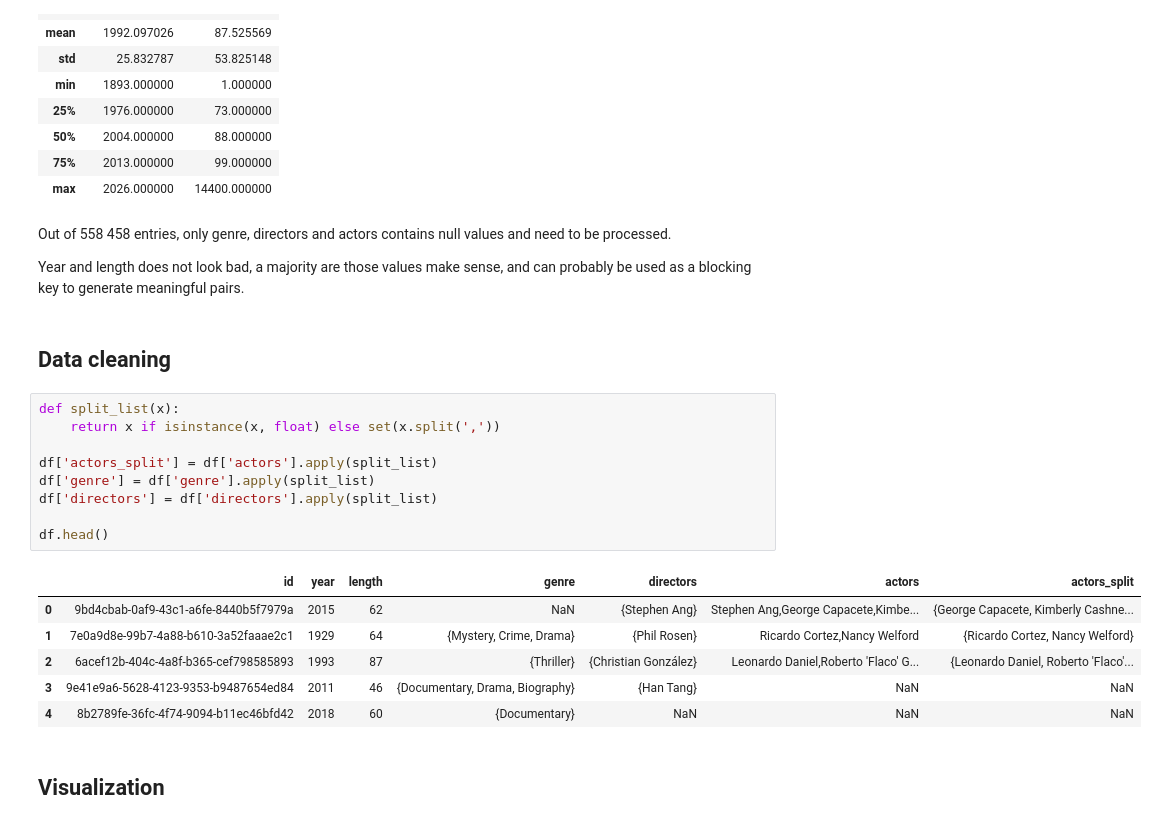
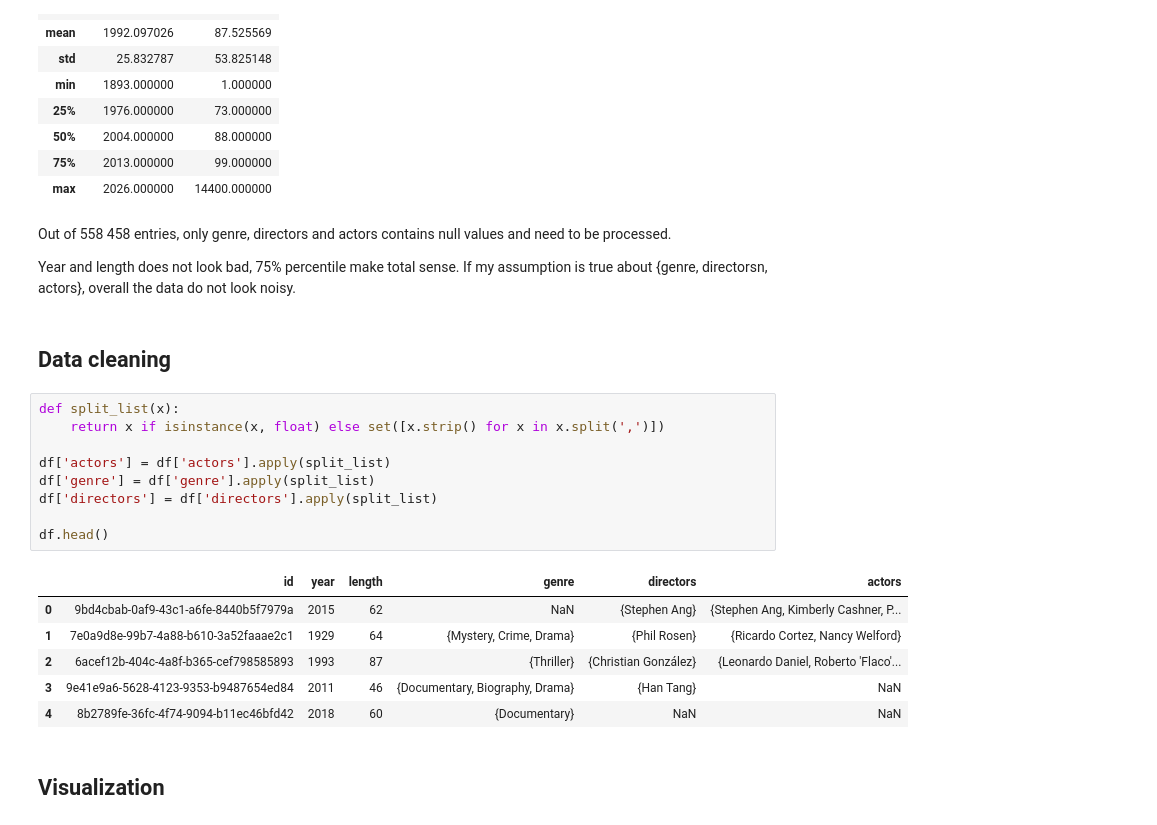
Before and after one commit to dmehala/dedup-cs, a Jupyter notebook: data-explroation.ipynb, the cells around one changed output. Cells and saved outputs as stored; diff of their text form.

```diff
--- a/data-explroation.ipynb
+++ b/data-explroation.ipynb
@@ -80,25 +79,25 @@ df.describe()
 # %% [markdown]
 Out of 558 458 entries, only genre, directors and actors contains null values and need to be processed.
 
-Year and length does not look bad, a majority are those values make sense, and can probably be used as a blocking key to generate meaningful pairs.
+Year and length does not look bad, 75% percentile make total sense. If my assumption is true about {genre, directorsn, actors}, overall the data do not look noisy.
 # %% [markdown]
 ## Data cleaning
 # %%
 def split_list(x):
-    return x if isinstance(x, float) else set(x.split(','))
+    return x if isinstance(x, float) else set([x.strip() for x in x.split(',')])
 
-df['actors_split'] = df['actors'].apply(split_list)
+df['actors'] = df['actors'].apply(split_list)
 df['genre'] = df['genre'].apply(split_list)
 df['directors'] = df['directors'].apply(split_list)
 
 df.head()
 # %% [output]
-|  | id | year | length | genre | directors | actors | actors_split |
-| 0 | 9bd4cbab-0af9-43c1-a6fe-8440b5f7979a | 2015 | 62 | NaN | {Stephen Ang} | Stephen Ang,George Capacete,Kimbe... | {George Capacete, Kimberly Cashne... |
-| 1 | 7e0a9d8e-99b7-4a88-b610-3a52faaae2c1 | 1929 | 64 | {Mystery, Crime, Drama} | {Phil Rosen} | Ricardo Cortez,Nancy Welford | {Ricardo Cortez, Nancy Welford} |
-| 2 | 6acef12b-404c-4a8f-b365-cef798585893 | 1993 | 87 | {Thriller} | {Christian González} | Leonardo Daniel,Roberto 'Flaco' G... | {Leonardo Daniel, Roberto 'Flaco'... |
-| 3 | 9e41e9a6-5628-4123-9353-b9487654ed84 | 2011 | 46 | {Documentary, Drama, Biography} | {Han Tang} | NaN | NaN |
-| 4 | 8b2789fe-36fc-4f74-9094-b11ec46bfd42 | 2018 | 60 | {Documentary} | NaN | NaN | NaN |
+|  | id | year | length | genre | directors | actors |
+| 0 | 9bd4cbab-0af9-43c1-a6fe-8440b5f7979a | 2015 | 62 | NaN | {Stephen Ang} | {Stephen Ang, Kimberly Cashner, P... |
+| 1 | 7e0a9d8e-99b7-4a88-b610-3a52faaae2c1 | 1929 | 64 | {Mystery, Crime, Drama} | {Phil Rosen} | {Ricardo Cortez, Nancy Welford} |
+| 2 | 6acef12b-404c-4a8f-b365-cef798585893 | 1993 | 87 | {Thriller} | {Christian González} | {Leonardo Daniel, Roberto 'Flaco'... |
+| 3 | 9e41e9a6-5628-4123-9353-b9487654ed84 | 2011 | 46 | {Documentary, Biography, Drama} | {Han Tang} | NaN |
+| 4 | 8b2789fe-36fc-4f74-9094-b11ec46bfd42 | 2018 | 60 | {Documentary} | NaN | NaN |
 # %% [markdown]
 ## Visualization
 # %% [markdown]
```
Also changed, not shown: parts of 24 cells of this notebook, 4 other files.
